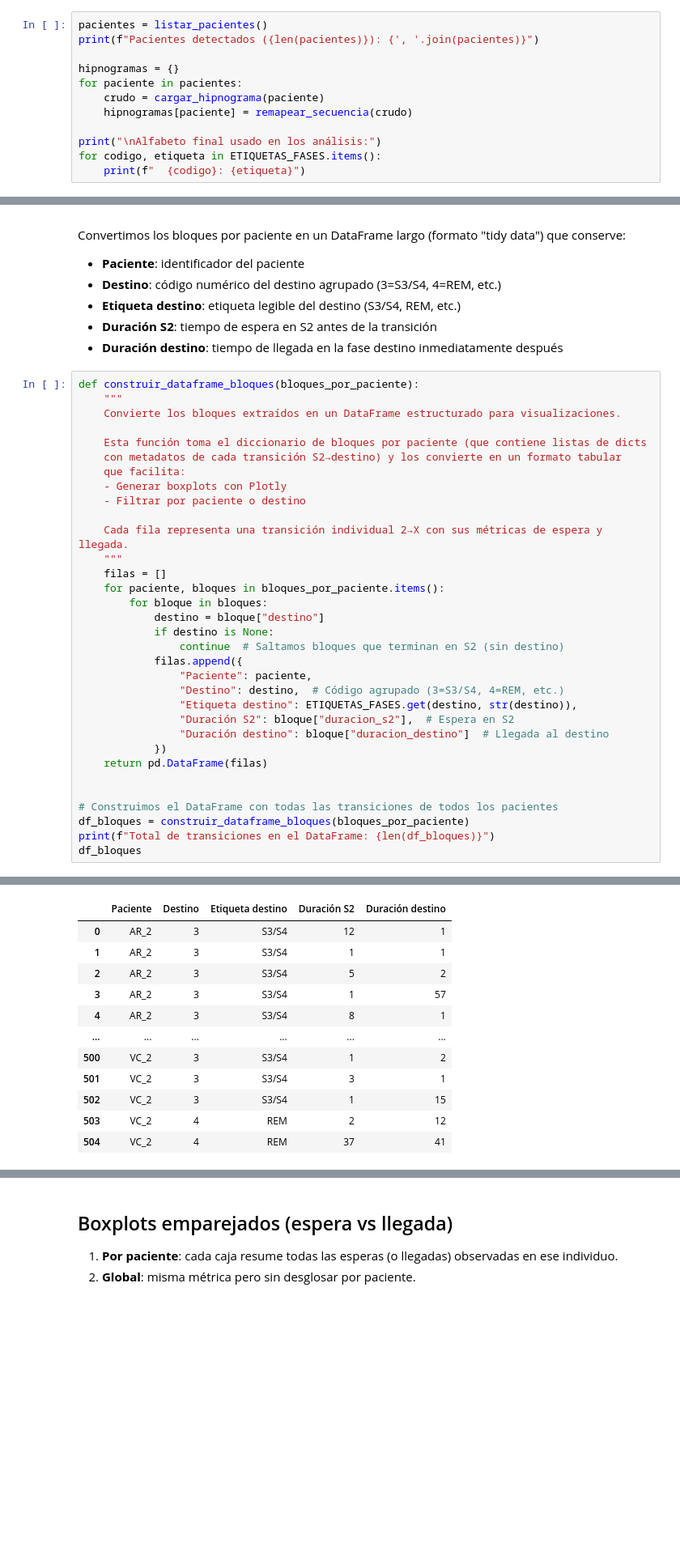
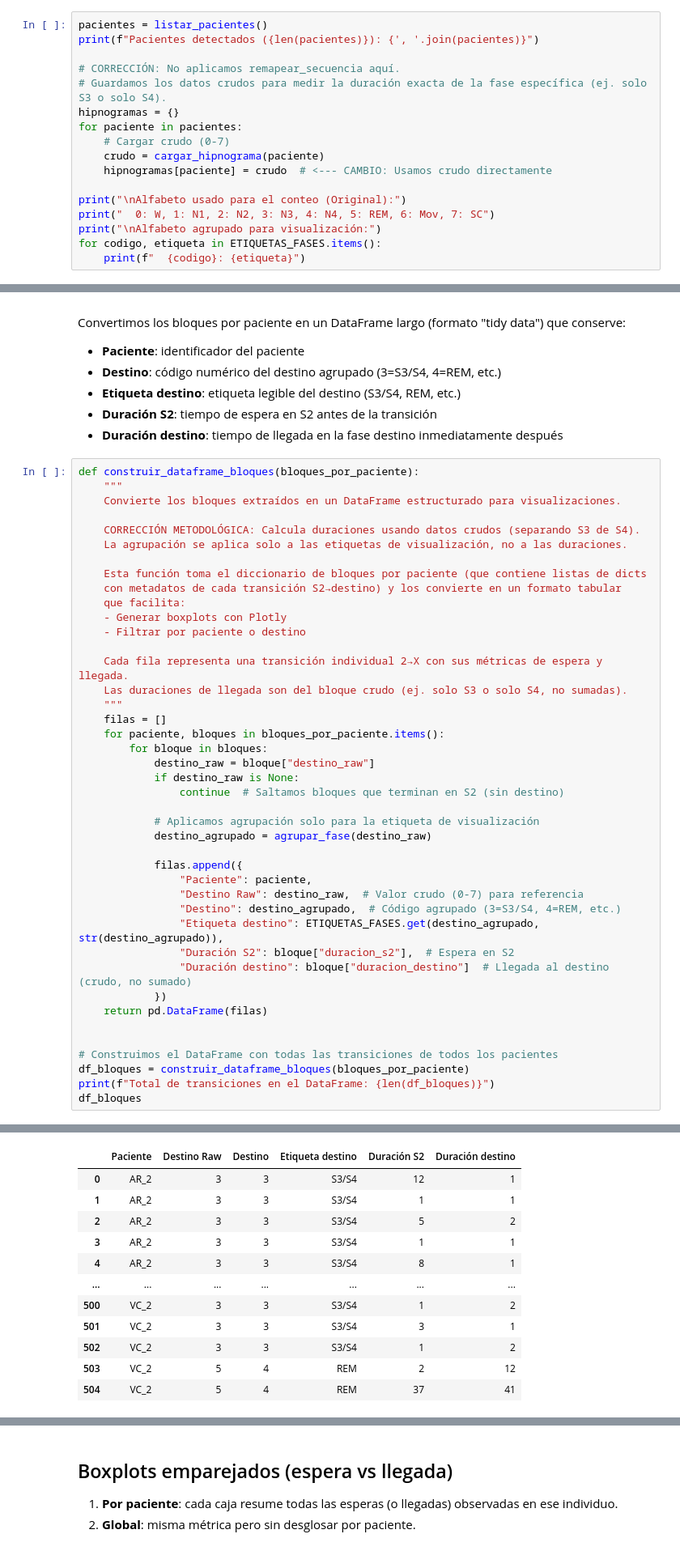
Before and after one commit to luisjosuecortes/Sue-o, a Jupyter notebook: Notebooks/fase2_dinamica.ipynb, the cells around one changed output, grey strips where cells are left out. Shown: that part at 81% size. Cells and saved outputs as stored; diff of their text form; blank space fills up the shorter version.

```diff
--- a/Notebooks/fase2_dinamica.ipynb
+++ b/Notebooks/fase2_dinamica.ipynb
@@ -85,12 +85,17 @@ def cargar_hipnograma(paciente, ruta_datos=None):
 pacientes = listar_pacientes()
 print(f"Pacientes detectados ({len(pacientes)}): {', '.join(pacientes)}")
 
+# CORRECCIÓN: No aplicamos remapear_secuencia aquí.
+# Guardamos los datos crudos para medir la duración exacta de la fase específica (ej. solo S3 o solo S4).
 hipnogramas = {}
 for paciente in pacientes:
+    # Cargar crudo (0-7)
     crudo = cargar_hipnograma(paciente)
-    hipnogramas[paciente] = remapear_secuencia(crudo)
+    hipnogramas[paciente] = crudo  # <--- CAMBIO: Usamos crudo directamente
 
-print("\nAlfabeto final usado en los análisis:")
+print("\nAlfabeto usado para el conteo (Original):")
+print("  0: W, 1: N1, 2: N2, 3: N3, 4: N4, 5: REM, 6: Mov, 7: SC")
+print("\nAlfabeto agrupado para visualización:")
 for codigo, etiqueta in ETIQUETAS_FASES.items():
     print(f"  {codigo}: {etiqueta}")
 # %% [output]
@@ -286,47 +314,56 @@ Convertimos los bloques por paciente en un DataFrame largo (formato "tidy data")
 # %%
 def construir_dataframe_bloques(bloques_por_paciente):
     """
     Convierte los bloques extraídos en un DataFrame estructurado para visualizaciones.
+
+    CORRECCIÓN METODOLÓGICA: Calcula duraciones usando datos crudos (separando S3 de S4).
+    La agrupación se aplica solo a las etiquetas de visualización, no a las duraciones.
 
     Esta función toma el diccionario de bloques por paciente (que contiene listas de dicts
     con metadatos de cada transición S2→destino) y los convierte en un formato tabular
     que facilita:
     - Generar boxplots con Plotly
     - Filtrar por paciente o destino
 
     Cada fila representa una transición individual 2→X con sus métricas de espera y llegada.
+    Las duraciones de llegada son del bloque crudo (ej. solo S3 o solo S4, no sumadas).
     """
     filas = []
     for paciente, bloques in bloques_por_paciente.items():
         for bloque in bloques:
-            destino = bloque["destino"]
-            if destino is None:
+            destino_raw = bloque["destino_raw"]
+            if destino_raw is None:
                 continue  # Saltamos bloques que terminan en S2 (sin destino)
+
+            # Aplicamos agrupación solo para la etiqueta de visualización
+            destino_agrupado = agrupar_fase(destino_raw)
+
             filas.append({
                 "Paciente": paciente,
-                "Destino": destino,  # Código agrupado (3=S3/S4, 4=REM, etc.)
-                "Etiqueta destino": ETIQUETAS_FASES.get(destino, str(destino)),
+                "Destino Raw": destino_raw,  # Valor crudo (0-7) para referencia
+                "Destino": destino_agrupado,  # Código agrupado (3=S3/S4, 4=REM, etc.)
+                "Etiqueta destino": ETIQUETAS_FASES.get(destino_agrupado, str(destino_agrupado)),
                 "Duración S2": bloque["duracion_s2"],  # Espera en S2
-                "Duración destino": bloque["duracion_destino"]  # Llegada al destino
+                "Duración destino": bloque["duracion_destino"]  # Llegada al destino (crudo, no sumado)
             })
     return pd.DataFrame(filas)
 
 
 # Construimos el DataFrame con todas las transiciones de todos los pacientes
 df_bloques = construir_dataframe_bloques(bloques_por_paciente)
 print(f"Total de transiciones en el DataFrame: {len(df_bloques)}")
 df_bloques
 # %% [output]
 Total de transiciones en el DataFrame: 505
-|  | Paciente | Destino | Etiqueta destino | Duración S2 | Duración destino |
-| 0 | AR_2 | 3 | S3/S4 | 12 | 1 |
-| 1 | AR_2 | 3 | S3/S4 | 1 | 1 |
-| 2 | AR_2 | 3 | S3/S4 | 5 | 2 |
-| 3 | AR_2 | 3 | S3/S4 | 1 | 57 |
-| 4 | AR_2 | 3 | S3/S4 | 8 | 1 |
-| ... | ... | ... | ... | ... | ... |
-| 500 | VC_2 | 3 | S3/S4 | 1 | 2 |
-| 501 | VC_2 | 3 | S3/S4 | 3 | 1 |
-| 502 | VC_2 | 3 | S3/S4 | 1 | 15 |
-| 503 | VC_2 | 4 | REM | 2 | 12 |
-| 504 | VC_2 | 4 | REM | 37 | 41 |
+|  | Paciente | Destino Raw | Destino | Etiqueta destino | Duración S2 | Duración destino |
+| 0 | AR_2 | 3 | 3 | S3/S4 | 12 | 1 |
+| 1 | AR_2 | 3 | 3 | S3/S4 | 1 | 1 |
+| 2 | AR_2 | 3 | 3 | S3/S4 | 5 | 2 |
+| 3 | AR_2 | 3 | 3 | S3/S4 | 1 | 1 |
+| 4 | AR_2 | 3 | 3 | S3/S4 | 8 | 1 |
+| ... | ... | ... | ... | ... | ... | ... |
+| 500 | VC_2 | 3 | 3 | S3/S4 | 1 | 2 |
+| 501 | VC_2 | 3 | 3 | S3/S4 | 3 | 1 |
+| 502 | VC_2 | 3 | 3 | S3/S4 | 1 | 2 |
+| 503 | VC_2 | 5 | 4 | REM | 2 | 12 |
+| 504 | VC_2 | 5 | 4 | REM | 37 | 41 |
```
Also changed, not shown: parts of 7 cells of this notebook, 10 other files.
